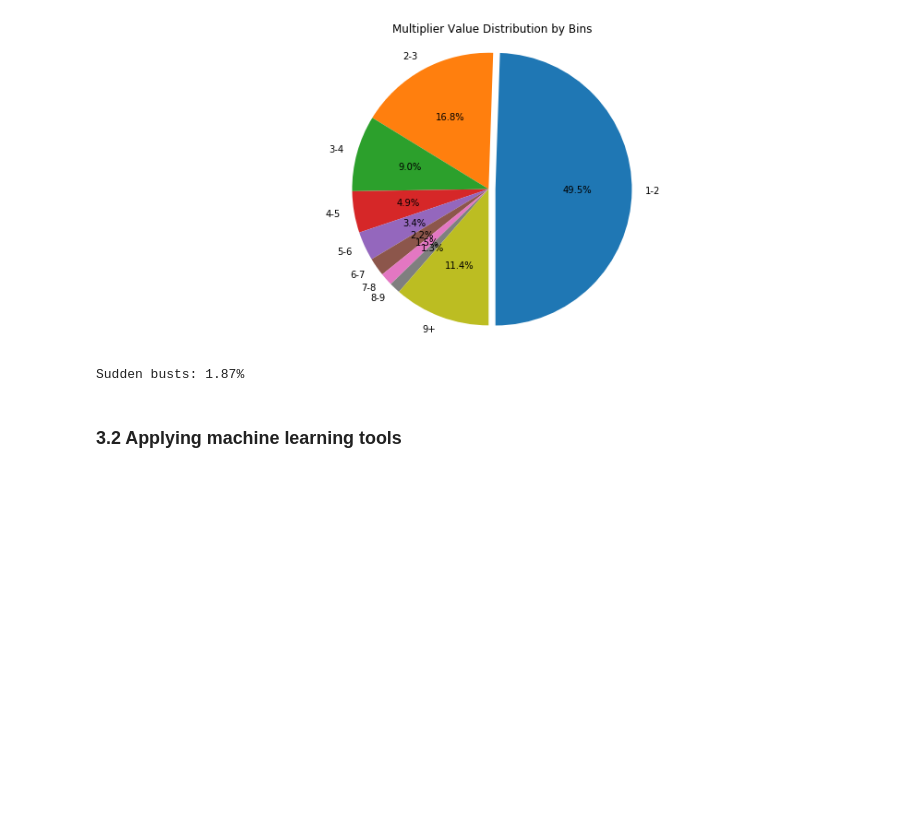
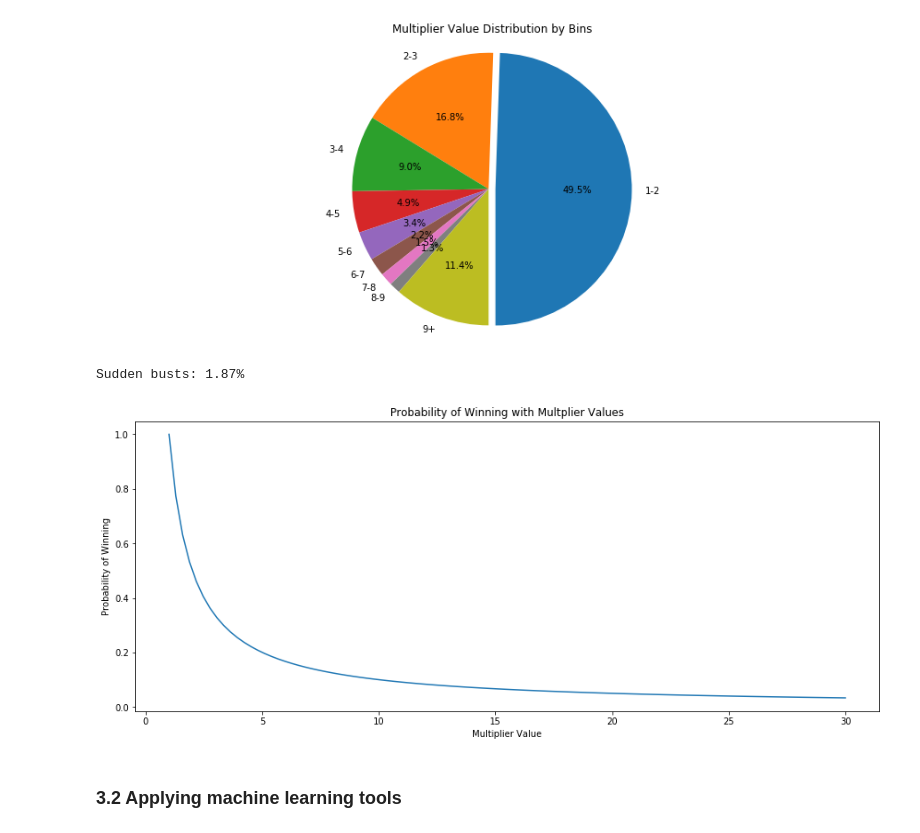
Before and after one commit to jdn-jdn/cs450, a Jupyter notebook: project/demo/Predicting a Bitcoin Game's Results.ipynb, the cells around one changed output. Saved outputs shown, nothing was run; the diff lists cells and outputs as text; code cells hidden in the pictures; blank space fills up the shorter version.

```diff
--- a/project/demo/Predicting a Bitcoin Game's Results.ipynb
+++ b/project/demo/Predicting a Bitcoin Game's Results.ipynb
@@ -229,6 +229,15 @@ plt.show()
 print('Sudden busts: ' + str(round(len([m for m in y if m == 1]) / len(y) * 100, 2)) + '%')
 # %% [output]
 Sudden busts: 1.87%
+# %%
+plt.title('Probability of Winning with Multplier Values')
+plt.xlabel('Multiplier Value')
+plt.ylabel('Probability of Winning')
+x = np.linspace(1,30,100)
+plt.plot(x, 1/x)
+plt.show()
+# %% [output]
+[figure, added]
 # %% [markdown]
 ### 3.2 Applying machine learning tools
 # %%
```
Also changed, not shown: parts of 6 cells of this notebook.
